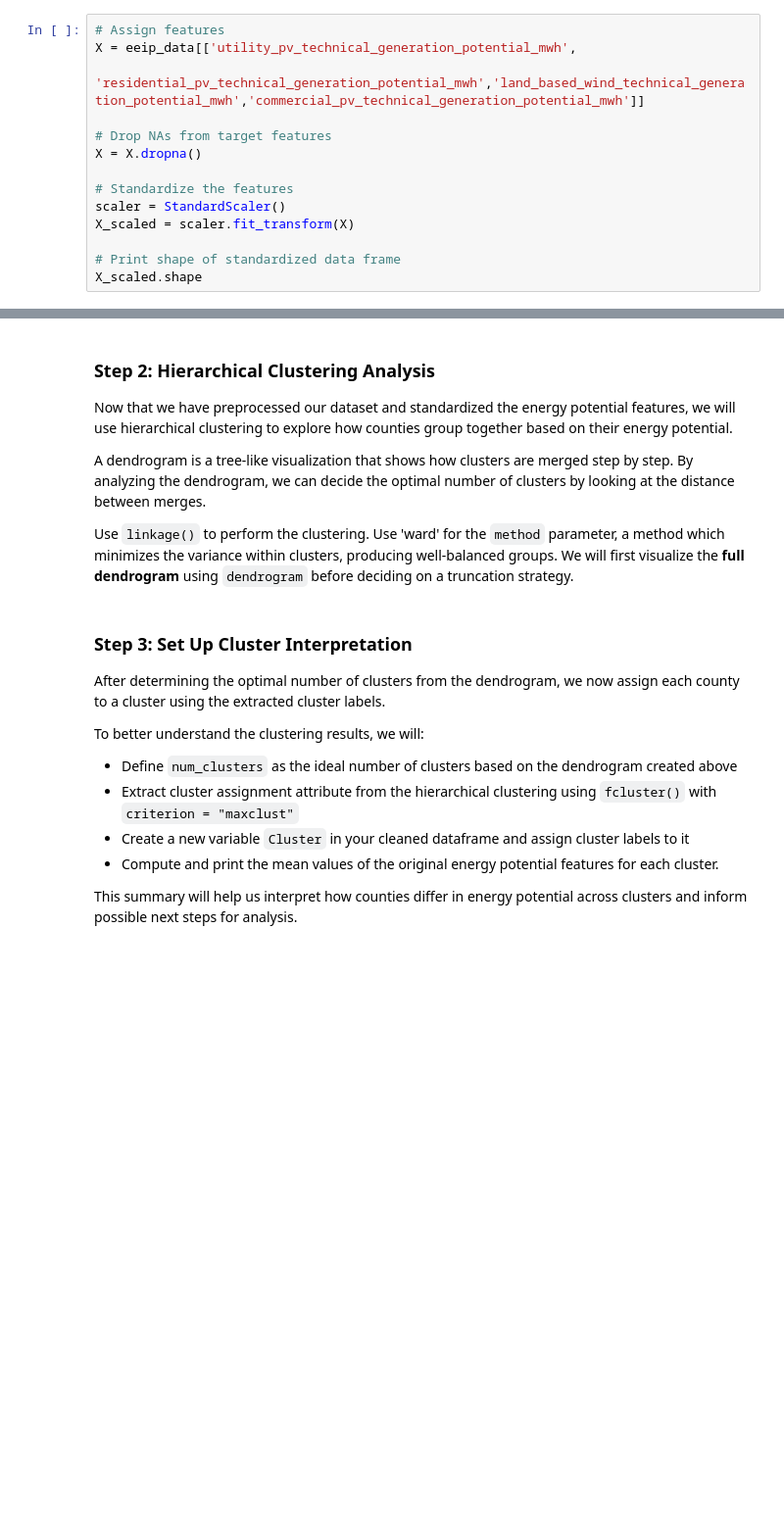
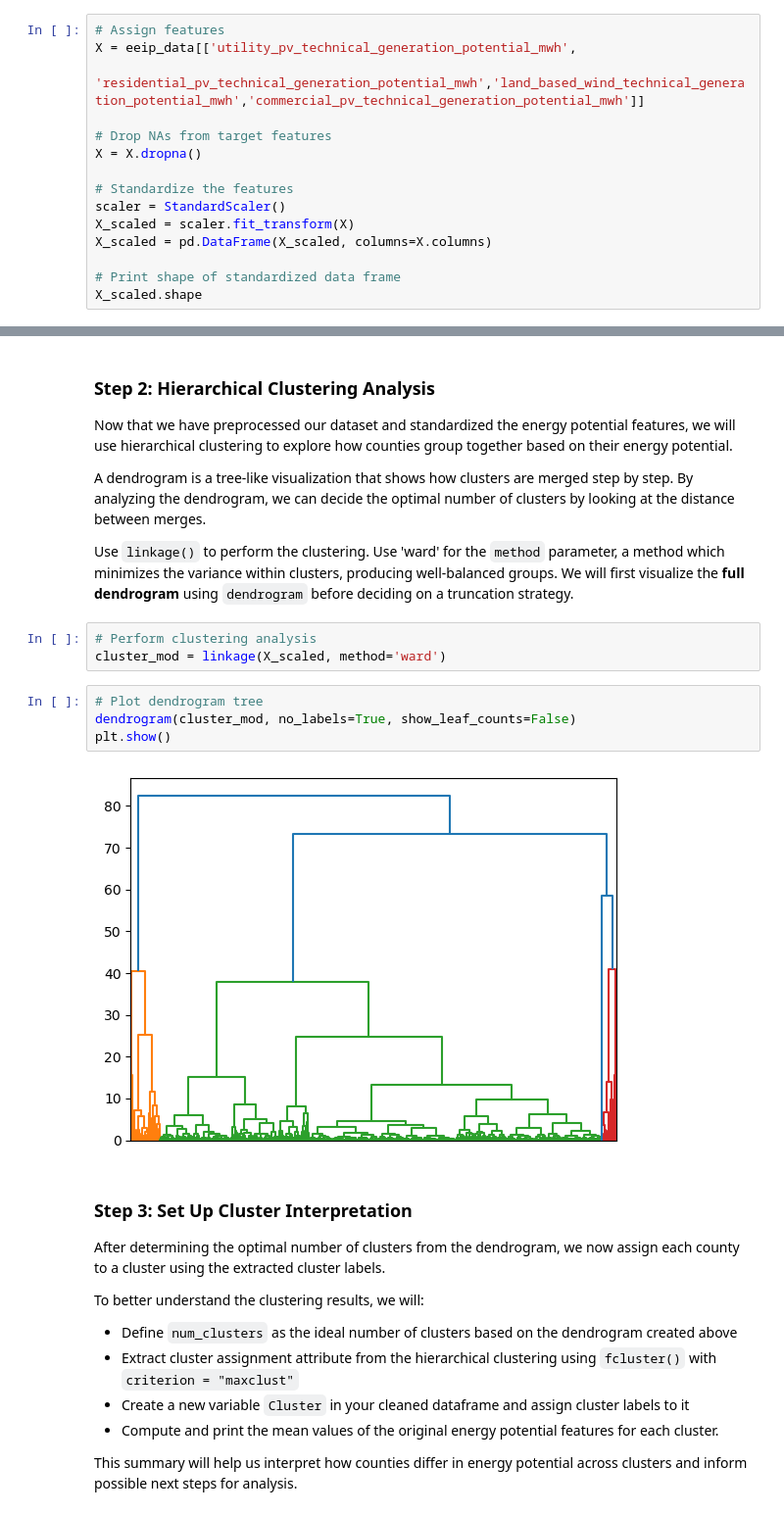
Before and after one commit to haylee360/EDS232-labs, a Jupyter notebook: Week8/lab8-ej-clustering.ipynb, the cells around one changed output, grey strips where cells are left out. Shown at 98% size. Cells and saved outputs as stored; diff of their text form; blank space fills up the shorter version.

```diff
--- a/Week8/lab8-ej-clustering.ipynb
+++ b/Week8/lab8-ej-clustering.ipynb
@@ -86,6 +48,7 @@ X = X.dropna()
 # Standardize the features
 scaler = StandardScaler()
 X_scaled = scaler.fit_transform(X)
+X_scaled = pd.DataFrame(X_scaled, columns=X.columns)
 
 # Print shape of standardized data frame
 X_scaled.shape
@@ -99,6 +62,15 @@ Now that we have preprocessed our dataset and standardized the energy potential
 A dendrogram is a tree-like visualization that shows how clusters are merged step by step. By analyzing the dendrogram, we can decide the optimal number of clusters by looking at the distance between merges.
 
 Use `linkage()` to perform the clustering.  Use 'ward' for the `method` parameter, a method which minimizes the variance within clusters, producing well-balanced groups. We will first visualize the **full dendrogram** using `dendrogram` before deciding on a truncation strategy.
+# %%
+# Perform clustering analysis
+cluster_mod = linkage(X_scaled, method='ward')
+# %%
+# Plot dendrogram tree
+dendrogram(cluster_mod, no_labels=True, show_leaf_counts=False)
+plt.show()
+# %% [output]
+[figure, added]
 # %% [markdown]
 ### Step 3: Set Up Cluster Interpretation
 
```
Also changed, not shown: parts of 9 cells of this notebook.
